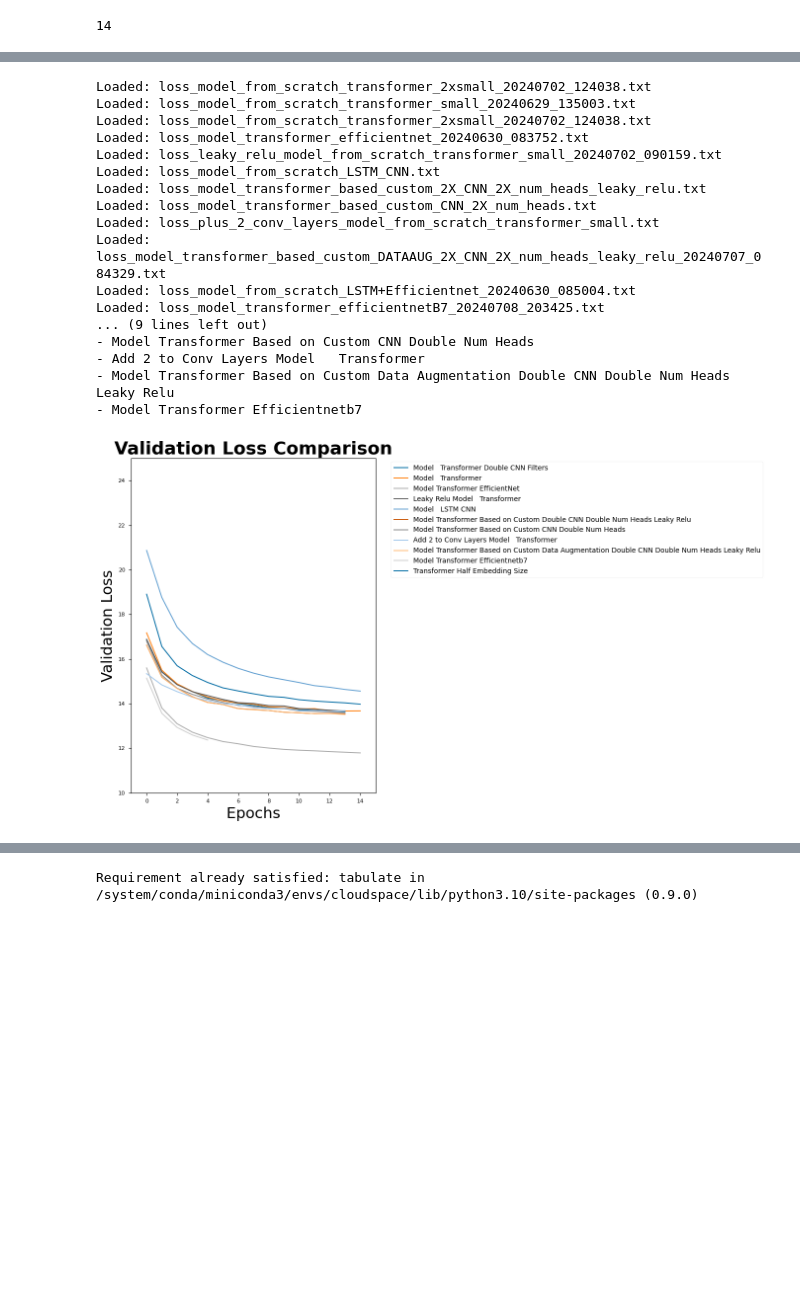
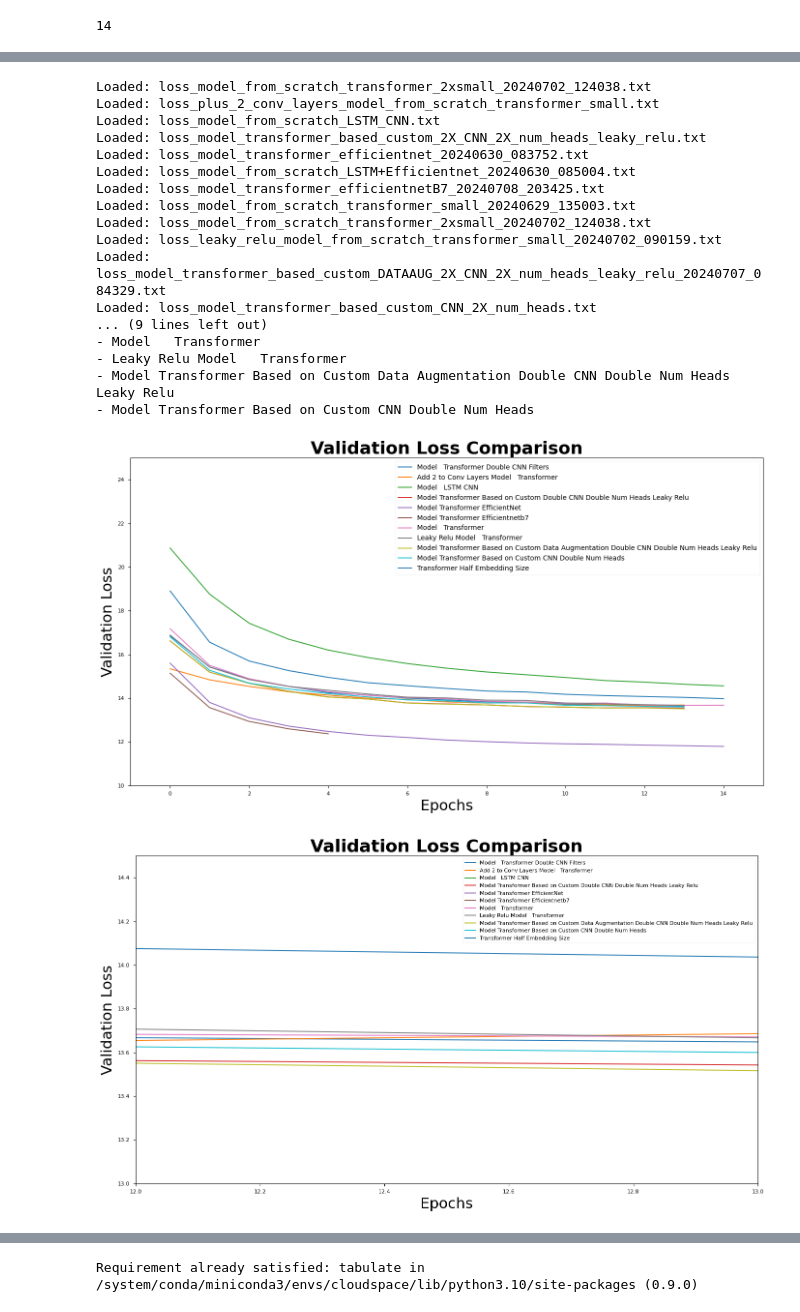
Before and after one commit to alexcalabrese/fdl_project, a Jupyter notebook: training_files/graph_losses.ipynb, the cells around one changed output, grey strips where cells are left out. Saved outputs shown, nothing was run; the diff lists cells and outputs as text; code cells hidden in the pictures; blank space fills up the shorter version.

```diff
--- a/training_files/graph_losses.ipynb
+++ b/training_files/graph_losses.ipynb
@@ -217,7 +220,7 @@ def compare_models(data, trim_epochs=True , title='Validation Loss Comparison',
     plt.ylabel(ylabel, fontsize=22)
     # plt.legend(bbox_to_anchor=(1.05, 1), loc='upper left')
     # plt.legend(bbox_to_anchor=(0.5, 1), loc='upper left', fontsize=14)
-    plt.legend(bbox_to_anchor=(1.05, 1), loc='upper left', fontsize=legend_fontsize)
+    plt.legend(loc='upper right', fontsize=legend_fontsize)
     if zoom:
             plt.xlim(12, 13)
             plt.ylim(13, 14.5)
@@ -240,45 +243,47 @@ def print_statistics(data):
 # Main execution
 root_directory = '/teamspace/studios/this_studio/fdl_project/training_files'  # Adjust this to the actual path of your root directory
 loaded_data = load_pkl_files(root_directory)
 
 # Process the data to align training and validation losses
 processed_data = process_losses(loaded_data)
 
 # Print the keys (new expressive titles) of the processed data
 print("\nProcessed files with expressive titles:")
 for key in processed_data.keys():
     print(f"- {key}")
 
 processed_data = add_transformer_data(processed_data)
 
 # Plot the losses for each file
 # plot_losses(processed_data)
 
 # Compare models
-compare_models(processed_data)
+compare_models(processed_data, zoom=False)
+compare_models(processed_data, legend_fontsize=8, zoom=True)
 
 
 # Print statistics
 print_statistics(processed_data)
 # %% [output]
 Loaded: loss_model_from_scratch_transformer_2xsmall_20240702_124038.txt
+Loaded: loss_plus_2_conv_layers_model_from_scratch_transformer_small.txt
+Loaded: loss_model_from_scratch_LSTM_CNN.txt
+Loaded: loss_model_transformer_based_custom_2X_CNN_2X_num_heads_leaky_relu.txt
+Loaded: loss_model_transformer_efficientnet_20240630_083752.txt
+Loaded: loss_model_from_scratch_LSTM+Efficientnet_20240630_085004.txt
+Loaded: loss_model_transformer_efficientnetB7_20240708_203425.txt
 Loaded: loss_model_from_scratch_transformer_small_20240629_135003.txt
 Loaded: loss_model_from_scratch_transformer_2xsmall_20240702_124038.txt
-Loaded: loss_model_transformer_efficientnet_20240630_083752.txt
 Loaded: loss_leaky_relu_model_from_scratch_transformer_small_20240702_090159.txt
-Loaded: loss_model_from_scratch_LSTM_CNN.txt
-Loaded: loss_model_transformer_based_custom_2X_CNN_2X_num_heads_leaky_relu.txt
+Loaded: loss_model_transformer_based_custom_DATAAUG_2X_CNN_2X_num_heads_leaky_relu_20240707_084329.txt
 Loaded: loss_model_transformer_based_custom_CNN_2X_num_heads.txt
-Loaded: loss_plus_2_conv_layers_model_from_scratch_transformer_small.txt
-Loaded: loss_model_transformer_based_custom_DATAAUG_2X_CNN_2X_num_heads_leaky_relu_20240707_084329.txt
-Loaded: loss_model_from_scratch_LSTM+Efficientnet_20240630_085004.txt
-Loaded: loss_model_transformer_efficientnetB7_20240708_203425.txt
 ... (9 lines left out)
+- Model   Transformer
+- Leaky Relu Model   Transformer
+- Model Transformer Based on Custom Data Augmentation Double CNN Double Num Heads Leaky Relu
 - Model Transformer Based on Custom CNN Double Num Heads
-- Add 2 to Conv Layers Model   Transformer
-- Model Transformer Based on Custom Data Augmentation Double CNN Double Num Heads Leaky Relu
-- Model Transformer Efficientnetb7
-[figure, old version]
+[figure, new version]
+[figure, added]
 Statistics for Model   Transformer Double CNN Filters:
 Final training loss: 13.4995
 Final validation loss: 13.6487
```
Also changed, not shown: parts of 7 cells of this notebook, 15 other files.
